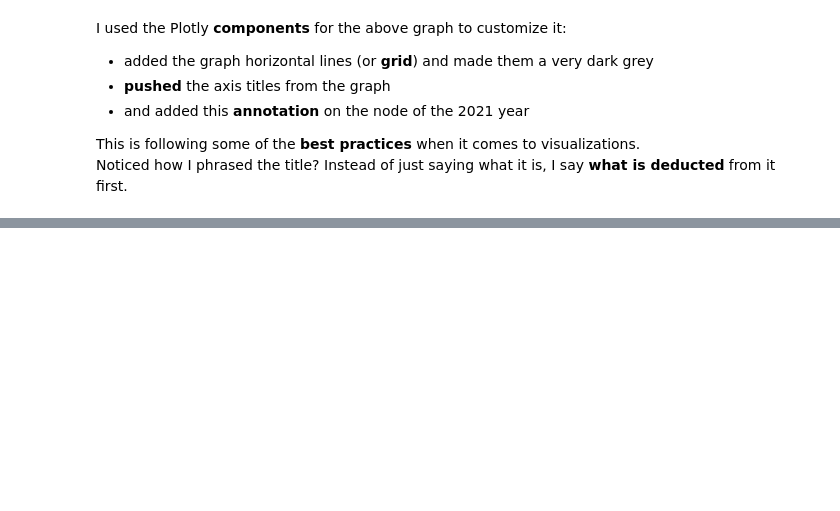
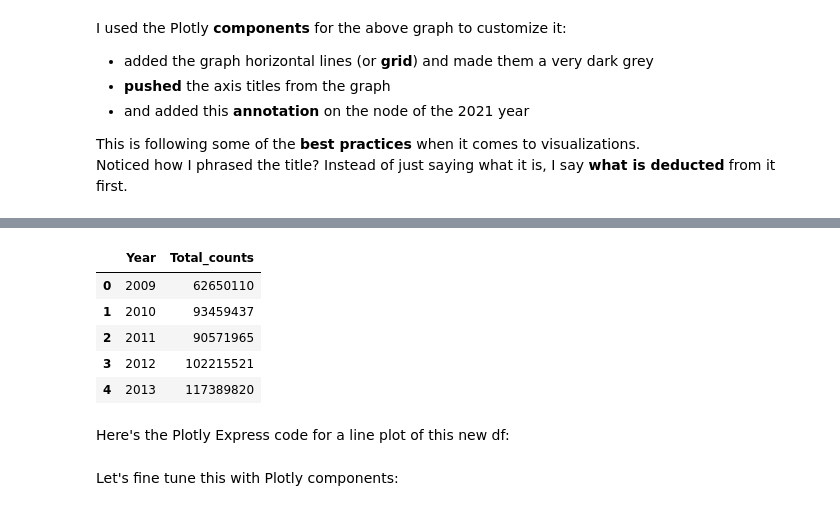
Before and after one commit to jendives2000/Data_ML_Practice_2025, a Jupyter notebook: 1-3-SQL/practice/DuckDB/notebooks/4_duckdb_handson_eda.ipynb, the cells around one changed output, grey strips where cells are left out. Drawn from its saved outputs; the diff is of its cells as text; code cells hidden in the pictures; blank space fills up the shorter version.

```diff
--- a/1-3-SQL/practice/DuckDB/notebooks/4_duckdb_handson_eda.ipynb
+++ b/1-3-SQL/practice/DuckDB/notebooks/4_duckdb_handson_eda.ipynb
@@ -562,0 +577,12 @@ Noticed how I phrased the title? Instead of just saying what it is, I say **what
+# %%
+df_year_counts = var_to_df(year_counts)
+df_year_counts.head(5)
+# %% [output]
+|  | Year | Total_counts |
+| 0 | 2009 | 62650110 |
+| 1 | 2010 | 93459437 |
+| 2 | 2011 | 90571965 |
+| 3 | 2012 | 102215521 |
+| 4 | 2013 | 117389820 |
+# %% [markdown]
+Here's the Plotly Express code for a line plot of this new df:
@@ -562,0 +598,2 @@ Noticed how I phrased the title? Instead of just saying what it is, I say **what
+# %% [markdown]
+Let's fine tune this with Plotly components:
```
Also changed, not shown: parts of 23 cells of this notebook, 2 other files.
